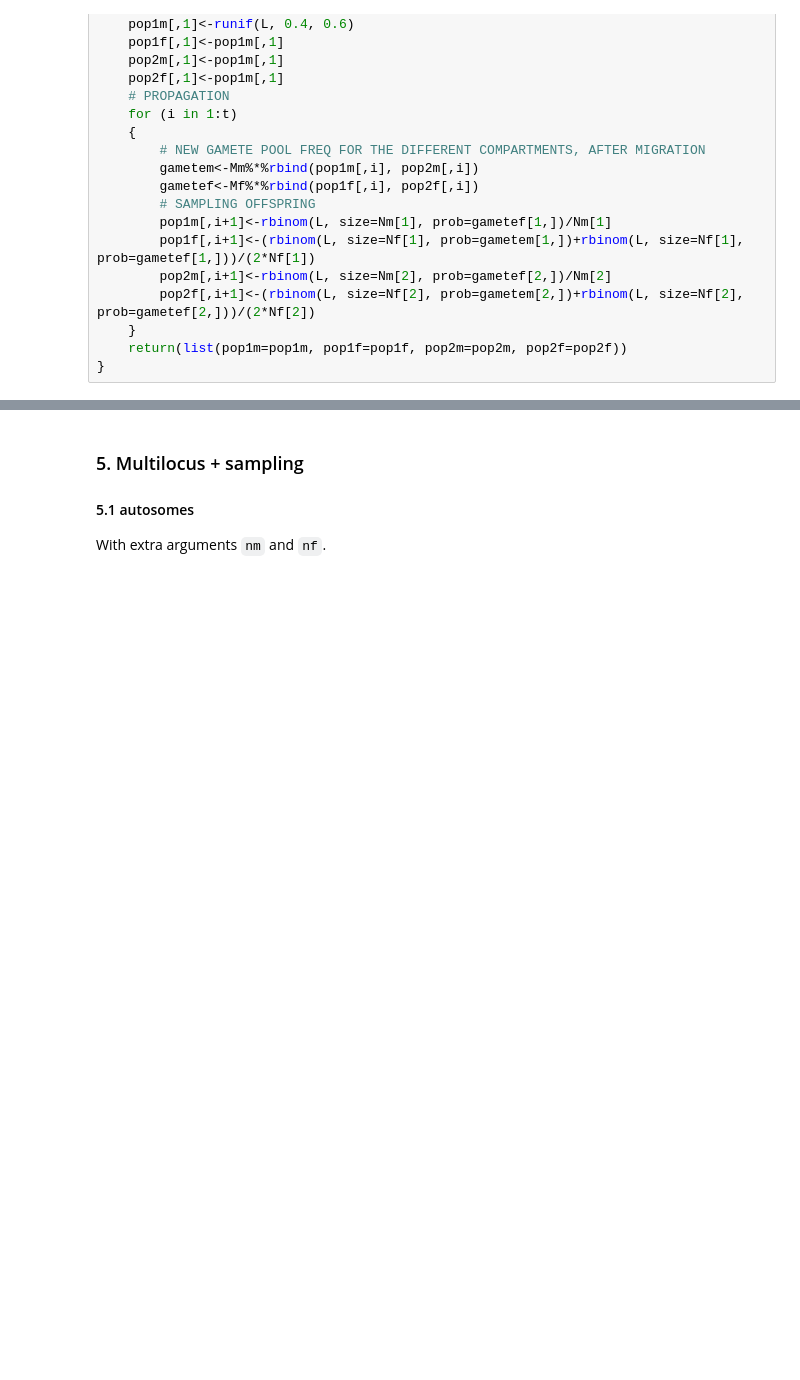
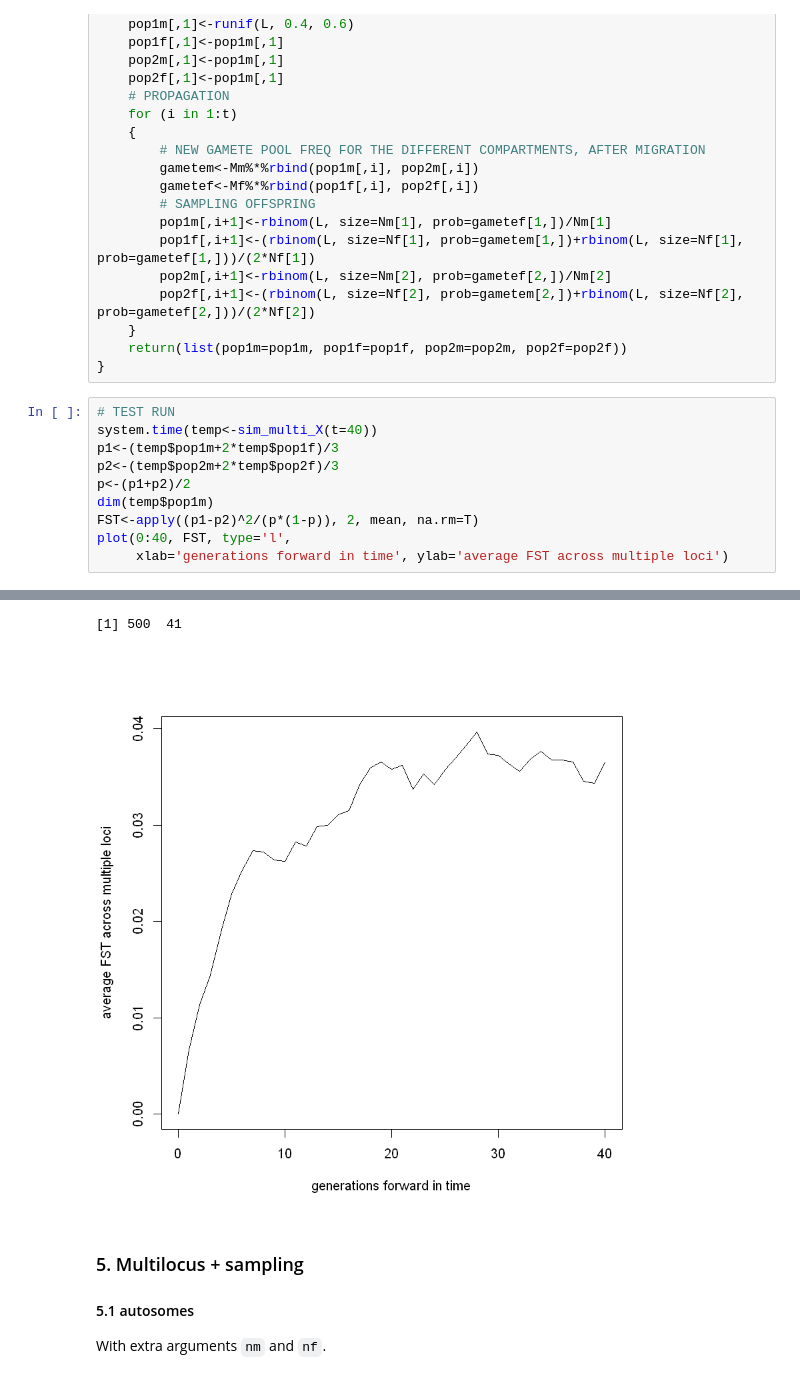
Before and after one commit to tinyuhui/FST, a Jupyter notebook: FST_multi_simulator.ipynb, the cells around one changed output, grey strips where cells are left out. Saved outputs shown, nothing was run; the diff lists cells and outputs as text; blank space fills up the shorter version.

```diff
--- a/FST_multi_simulator.ipynb
+++ b/FST_multi_simulator.ipynb
@@ -82,3 +82,14 @@ sim_multi_X<-function(Nm=c(100, 100), Nf=c(100, 100),
     }
     return(list(pop1m=pop1m, pop1f=pop1f, pop2m=pop2m, pop2f=pop2f))
 }
+# %%
+# TEST RUN
+system.time(temp<-sim_multi_X(t=40))
+p1<-(temp$pop1m+2*temp$pop1f)/3
+p2<-(temp$pop2m+2*temp$pop2f)/3
+p<-(p1+p2)/2
+dim(temp$pop1m)
+FST<-apply((p1-p2)^2/(p*(1-p)), 2, mean, na.rm=T)
+plot(0:40, FST, type='l',
+     xlab='generations forward in time', ylab='average FST across multiple loci')
+# %% [output]
@@ -85,3 +98,5 @@ sim_multi_X<-function(Nm=c(100, 100), Nf=c(100, 100),
+[1] 500  41
+[figure, added]
 # %% [markdown]
 ### 5. Multilocus + sampling
 #### 5.1 autosomes
```
Also changed, not shown: parts of 6 cells of this notebook.
